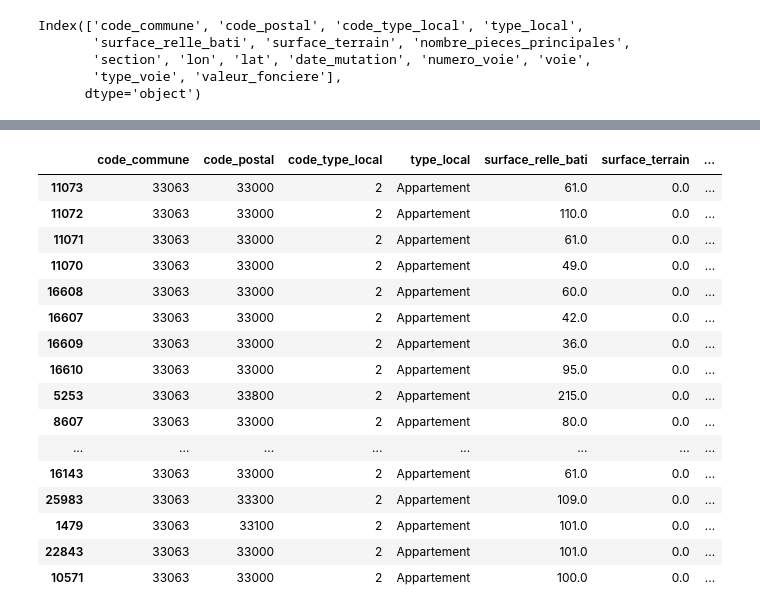
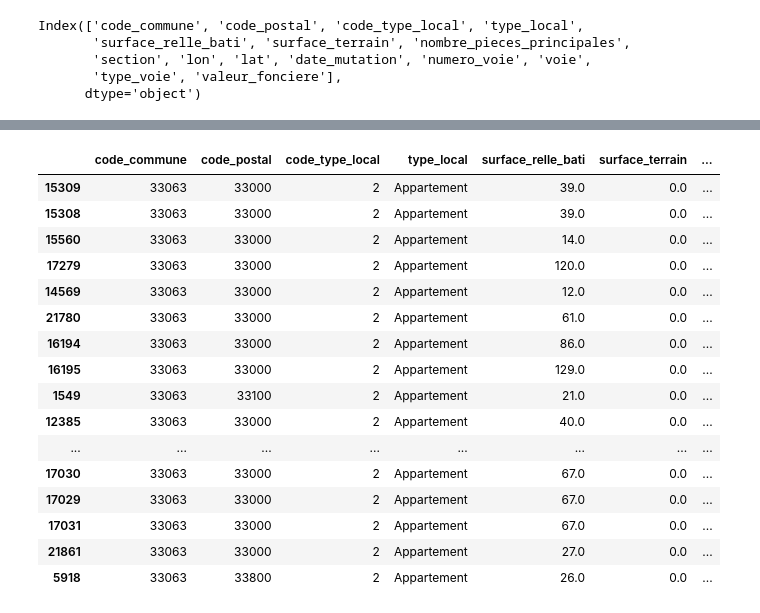
Before and after one commit to mdlbm/SNCF-Immobilier, a Jupyter notebook: Projet.ipynb, the cells around one changed output, grey strips where cells are left out. Cells and saved outputs as stored; diff of their text form; code cells hidden in the pictures.

```diff
--- a/Projet.ipynb
+++ b/Projet.ipynb
@@ -268,0 +233,4 @@ data_json[data_json['valeur_m2']>10000] #Vérification de valeur extrême ou non
+# %%
+data_json = data_json[data_json['valeur_m2']>1000] #On enlève des valeurs extrêmes
+data_json = data_json[data_json['valeur_m2']<7000]
+data_json
@@ -269,24 +251,24 @@ data_json[data_json['valeur_m2']>10000] #Vérification de valeur extrême ou non
 # %%
 # Aperçu des données
-data_json.sort_values("valeur_m2", ascending = True).head(20)
+data_json.sort_values("valeur_m2", ascending = False).head(20)
 # %% [output]
 |  | code_commune | code_postal | code_type_local | type_local | surface_relle_bati | surface_terrain | ... |
-| 11073 | 33063 | 33000 | 2 | Appartement | 61.0 | 0.0 | ... |
-| 11072 | 33063 | 33000 | 2 | Appartement | 110.0 | 0.0 | ... |
-| 11071 | 33063 | 33000 | 2 | Appartement | 61.0 | 0.0 | ... |
-| 11070 | 33063 | 33000 | 2 | Appartement | 49.0 | 0.0 | ... |
-| 16608 | 33063 | 33000 | 2 | Appartement | 60.0 | 0.0 | ... |
-| 16607 | 33063 | 33000 | 2 | Appartement | 42.0 | 0.0 | ... |
-| 16609 | 33063 | 33000 | 2 | Appartement | 36.0 | 0.0 | ... |
-| 16610 | 33063 | 33000 | 2 | Appartement | 95.0 | 0.0 | ... |
-| 5253 | 33063 | 33800 | 2 | Appartement | 215.0 | 0.0 | ... |
-| 8607 | 33063 | 33000 | 2 | Appartement | 80.0 | 0.0 | ... |
+| 15309 | 33063 | 33000 | 2 | Appartement | 39.0 | 0.0 | ... |
+| 15308 | 33063 | 33000 | 2 | Appartement | 39.0 | 0.0 | ... |
+| 15560 | 33063 | 33000 | 2 | Appartement | 14.0 | 0.0 | ... |
+| 17279 | 33063 | 33000 | 2 | Appartement | 120.0 | 0.0 | ... |
+| 14569 | 33063 | 33000 | 2 | Appartement | 12.0 | 0.0 | ... |
+| 21780 | 33063 | 33000 | 2 | Appartement | 61.0 | 0.0 | ... |
+| 16194 | 33063 | 33000 | 2 | Appartement | 86.0 | 0.0 | ... |
+| 16195 | 33063 | 33000 | 2 | Appartement | 129.0 | 0.0 | ... |
+| 1549 | 33063 | 33100 | 2 | Appartement | 21.0 | 0.0 | ... |
+| 12385 | 33063 | 33000 | 2 | Appartement | 40.0 | 0.0 | ... |
 | ... | ... | ... | ... | ... | ... | ... | ... |
-| 16143 | 33063 | 33000 | 2 | Appartement | 61.0 | 0.0 | ... |
-| 25983 | 33063 | 33300 | 2 | Appartement | 109.0 | 0.0 | ... |
-| 1479 | 33063 | 33100 | 2 | Appartement | 101.0 | 0.0 | ... |
-| 22843 | 33063 | 33000 | 2 | Appartement | 101.0 | 0.0 | ... |
-| 10571 | 33063 | 33000 | 2 | Appartement | 100.0 | 0.0 | ... |
+| 17030 | 33063 | 33000 | 2 | Appartement | 67.0 | 0.0 | ... |
+| 17029 | 33063 | 33000 | 2 | Appartement | 67.0 | 0.0 | ... |
+| 17031 | 33063 | 33000 | 2 | Appartement | 67.0 | 0.0 | ... |
+| 21861 | 33063 | 33000 | 2 | Appartement | 27.0 | 0.0 | ... |
+| 5918 | 33063 | 33800 | 2 | Appartement | 26.0 | 0.0 | ... |
 # %%
 !pip install geopandas
 # %% [output]
```
Also changed, not shown: parts of 10 cells of this notebook.
